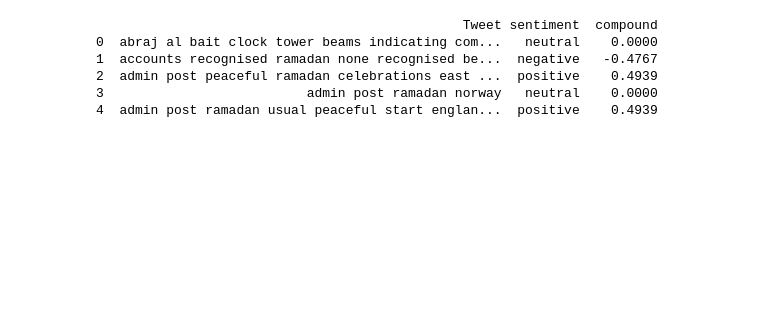
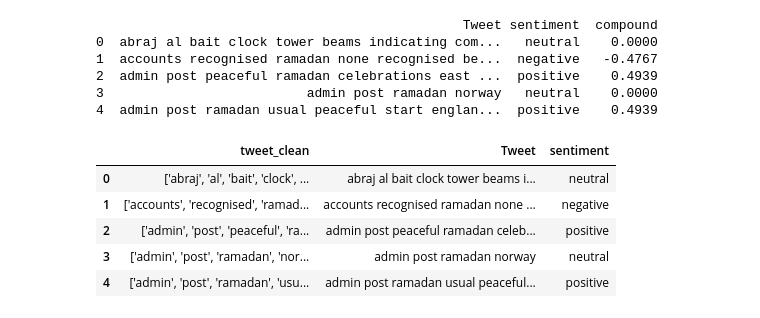
Before and after one commit to LatiefDataVisionary/text-mining-and-natural-language-processing-college-task, a Jupyter notebook: ramadan_tweet_sentimen_analysis.ipynb, the cells around one changed output. Cells and saved outputs as stored; diff of their text form; code cells hidden in the pictures; blank space fills up the shorter version.

```diff
--- a/ramadan_tweet_sentimen_analysis.ipynb
+++ b/ramadan_tweet_sentimen_analysis.ipynb
@@ -91,3 +91,13 @@ print(df[['Tweet', 'sentiment', 'compound']].head())
 # %%
 # 9. Simpan Dataset Berlabel
 df.to_csv('ramadan_labeled_sentiment.csv', index=False)
+# %%
+df = pd.read_csv('ramadan_labeled_sentiment.csv', usecols=['tweet_clean', 'Tweet', 'sentiment'])
+df.head()
+# %% [output]
+|  | tweet_clean | Tweet | sentiment |
+| 0 | ['abraj', 'al', 'bait', 'clock', ... | abraj al bait clock tower beams i... | neutral |
+| 1 | ['accounts', 'recognised', 'ramad... | accounts recognised ramadan none ... | negative |
+| 2 | ['admin', 'post', 'peaceful', 'ra... | admin post peaceful ramadan celeb... | positive |
+| 3 | ['admin', 'post', 'ramadan', 'nor... | admin post ramadan norway | neutral |
+| 4 | ['admin', 'post', 'ramadan', 'usu... | admin post ramadan usual peaceful... | positive |
```
Also changed, not shown: parts of 1 cell of this notebook.
